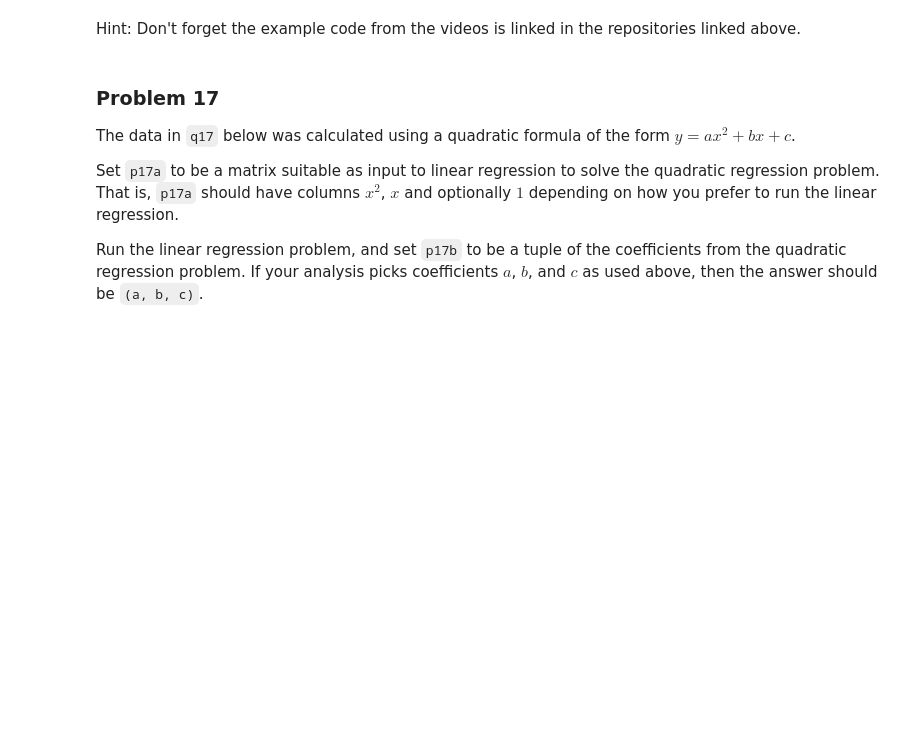
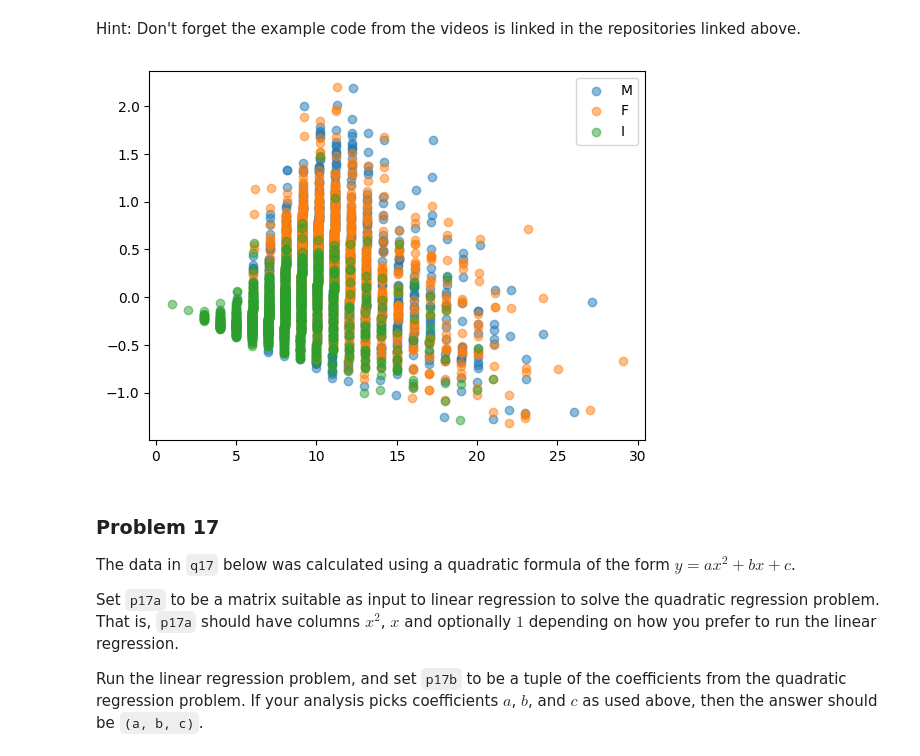
Before and after one commit to aidandig/dx601-homework-08, a Jupyter notebook: homework.ipynb, the cells around one changed output. Drawn from its saved outputs; the diff is of its cells as text; code cells hidden in the pictures; blank space fills up the shorter version.

```diff
--- a/homework.ipynb
+++ b/homework.ipynb
@@ -394,3 +416,10 @@ p16 = ...
+# %%
+for sex in abalone['Sex'].unique():
+    sex_df = abalone.query("Sex == @sex")
+    plt.scatter(sex_df["pca_0"], sex_df["pca_1"], alpha=0.5, label=sex.split()[0])
+_ = plt.legend()
+# %% [output]
+[figure, added]
 # %% [markdown]
 ### Problem 17
 
```
Also changed, not shown: parts of 6 cells of this notebook.
